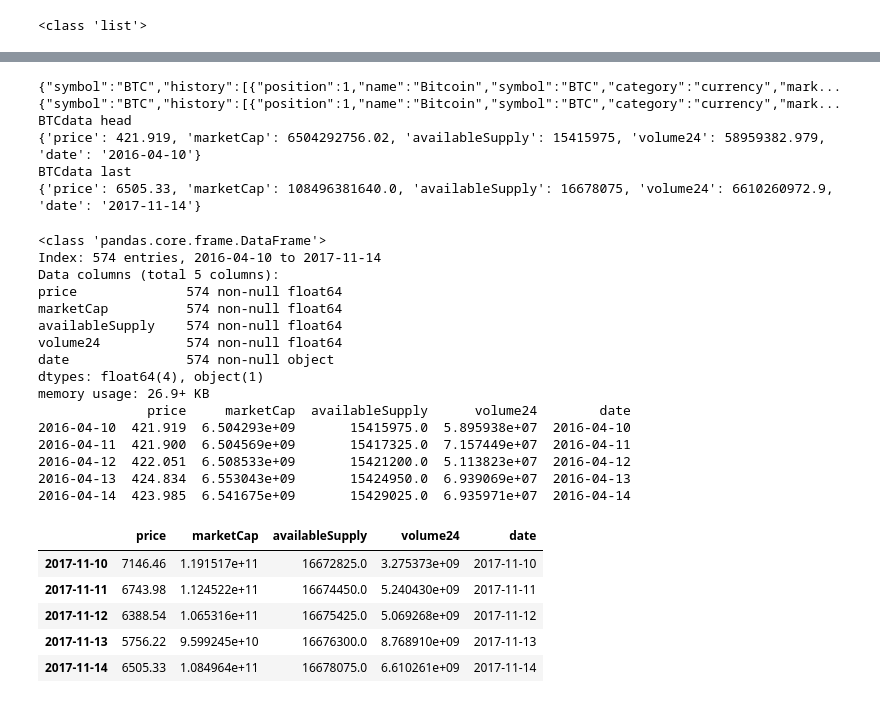
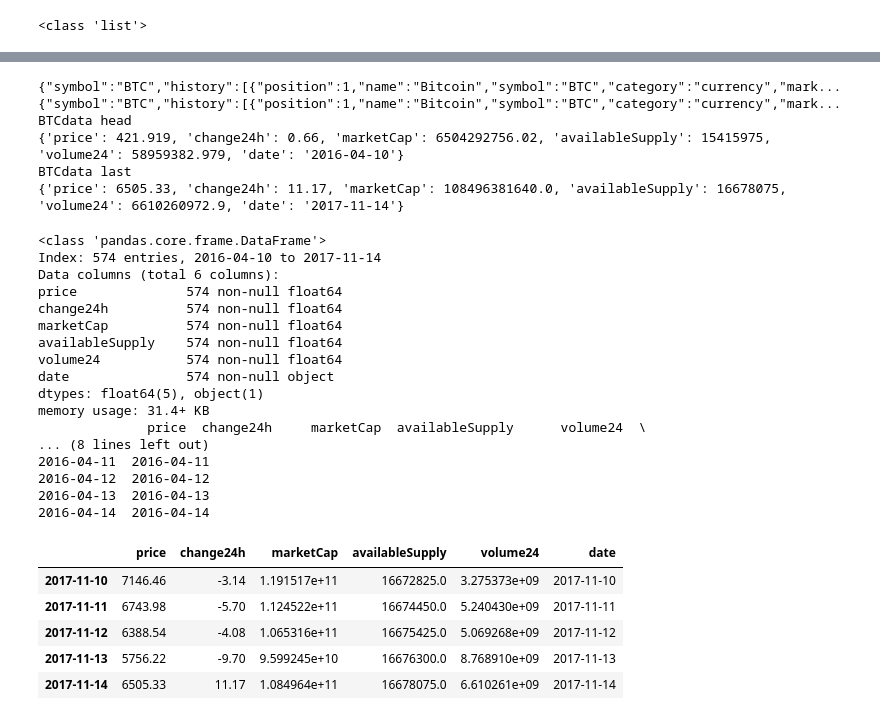
Before and after one commit to Denly/coinAI, a Jupyter notebook: My CoinMarket Analysis.ipynb, the cells around one changed output, grey strips where cells are left out. Drawn from its saved outputs; the diff is of its cells as text; code cells hidden in the pictures.

```diff
--- a/My CoinMarket Analysis.ipynb
+++ b/My CoinMarket Analysis.ipynb
@@ -322,7 +325,7 @@ for _ in range(Nyears):
     res = requests.get('https://coinmarketcap.northpole.ro/history.json', headers=headers, params=params)
     print(res.text[:100] + '...')
     dic = json.loads(res.text)
-    temp = list(  map(lambda x: {'price': x['price']['usd'], 'marketCap': x['marketCap']['usd'], 'availableSupply': x['availableSupply'], 'volume24': x['volume24']['usd'], 'date': toYYYY_MM_DD(x['date'])}, dic['history']) )
+    temp = list(  map(lambda x: {'price': x['price']['usd'], 'change24h': x['change24h'], 'marketCap': x['marketCap']['usd'], 'availableSupply': x['availableSupply'], 'volume24': x['volume24']['usd'], 'date': toYYYY_MM_DD(x['date'])}, dic['history']) )
     BTCdata = temp + BTCdata
     year -= 1
 
@@ -334,48 +337,50 @@ print(BTCdata[-1])
 {"symbol":"BTC","history":[{"position":1,"name":"Bitcoin","symbol":"BTC","category":"currency","mark...
 {"symbol":"BTC","history":[{"position":1,"name":"Bitcoin","symbol":"BTC","category":"currency","mark...
 BTCdata head
-{'price': 421.919, 'marketCap': 6504292756.02, 'availableSupply': 15415975, 'volume24': 58959382.979, 'date': '2016-04-10'}
+{'price': 421.919, 'change24h': 0.66, 'marketCap': 6504292756.02, 'availableSupply': 15415975, 'volume24': 58959382.979, 'date': '2016-04-10'}
 BTCdata last
-{'price': 6505.33, 'marketCap': 108496381640.0, 'availableSupply': 16678075, 'volume24': 6610260972.9, 'date': '2017-11-14'}
+{'price': 6505.33, 'change24h': 11.17, 'marketCap': 108496381640.0, 'availableSupply': 16678075, 'volume24': 6610260972.9, 'date': '2017-11-14'}
 # %%
 # To pandas
 tempData = []
 keys = list(BTCdata[0].keys())
+idexOfDate = keys.index('date')
 for i in range(len(BTCdata)):
     row = [BTCdata[i][key] for key in keys]
     tempData.append(row)
 
 tempData = np.array(tempData)
-BTCdf = pd.DataFrame(tempData, index=tempData[:,4], columns=keys)
+BTCdf = pd.DataFrame(tempData, index=tempData[:,idexOfDate], columns=keys)
 
 # to float
 keys.remove('date')
 BTCdf[keys] = BTCdf[keys].astype(float)
 
 # info
 BTCdf.info()
 pprint(BTCdf.head())
 BTCdf.tail()
 # %% [output]
 <class 'pandas.core.frame.DataFrame'>
 Index: 574 entries, 2016-04-10 to 2017-11-14
-Data columns (total 5 columns):
+Data columns (total 6 columns):
 price              574 non-null float64
+change24h          574 non-null float64
 marketCap          574 non-null float64
 availableSupply    574 non-null float64
 volume24           574 non-null float64
 date               574 non-null object
-dtypes: float64(4), object(1)
-memory usage: 26.9+ KB
-              price     marketCap  availableSupply      volume24        date
-2016-04-10  421.919  6.504293e+09       15415975.0  5.895938e+07  2016-04-10
-2016-04-11  421.900  6.504569e+09       15417325.0  7.157449e+07  2016-04-11
-2016-04-12  422.051  6.508533e+09       15421200.0  5.113823e+07  2016-04-12
-2016-04-13  424.834  6.553043e+09       15424950.0  6.939069e+07  2016-04-13
-2016-04-14  423.985  6.541675e+09       15429025.0  6.935971e+07  2016-04-14
+dtypes: float64(5), object(1)
+memory usage: 31.4+ KB
+              price  change24h     marketCap  availableSupply      volume24  \
+... (8 lines left out)
+2016-04-11  2016-04-11
+2016-04-12  2016-04-12
+2016-04-13  2016-04-13
+2016-04-14  2016-04-14
-|  | price | marketCap | availableSupply | volume24 | date |
-| 2017-11-10 | 7146.46 | 1.191517e+11 | 16672825.0 | 3.275373e+09 | 2017-11-10 |
-| 2017-11-11 | 6743.98 | 1.124522e+11 | 16674450.0 | 5.240430e+09 | 2017-11-11 |
-| 2017-11-12 | 6388.54 | 1.065316e+11 | 16675425.0 | 5.069268e+09 | 2017-11-12 |
-| 2017-11-13 | 5756.22 | 9.599245e+10 | 16676300.0 | 8.768910e+09 | 2017-11-13 |
-| 2017-11-14 | 6505.33 | 1.084964e+11 | 16678075.0 | 6.610261e+09 | 2017-11-14 |
+|  | price | change24h | marketCap | availableSupply | volume24 | date |
+| 2017-11-10 | 7146.46 | -3.14 | 1.191517e+11 | 16672825.0 | 3.275373e+09 | 2017-11-10 |
+| 2017-11-11 | 6743.98 | -5.70 | 1.124522e+11 | 16674450.0 | 5.240430e+09 | 2017-11-11 |
+| 2017-11-12 | 6388.54 | -4.08 | 1.065316e+11 | 16675425.0 | 5.069268e+09 | 2017-11-12 |
+| 2017-11-13 | 5756.22 | -9.70 | 9.599245e+10 | 16676300.0 | 8.768910e+09 | 2017-11-13 |
+| 2017-11-14 | 6505.33 | 11.17 | 1.084964e+11 | 16678075.0 | 6.610261e+09 | 2017-11-14 |
```
Also changed, not shown: parts of 14 cells of this notebook, 1 other file.
